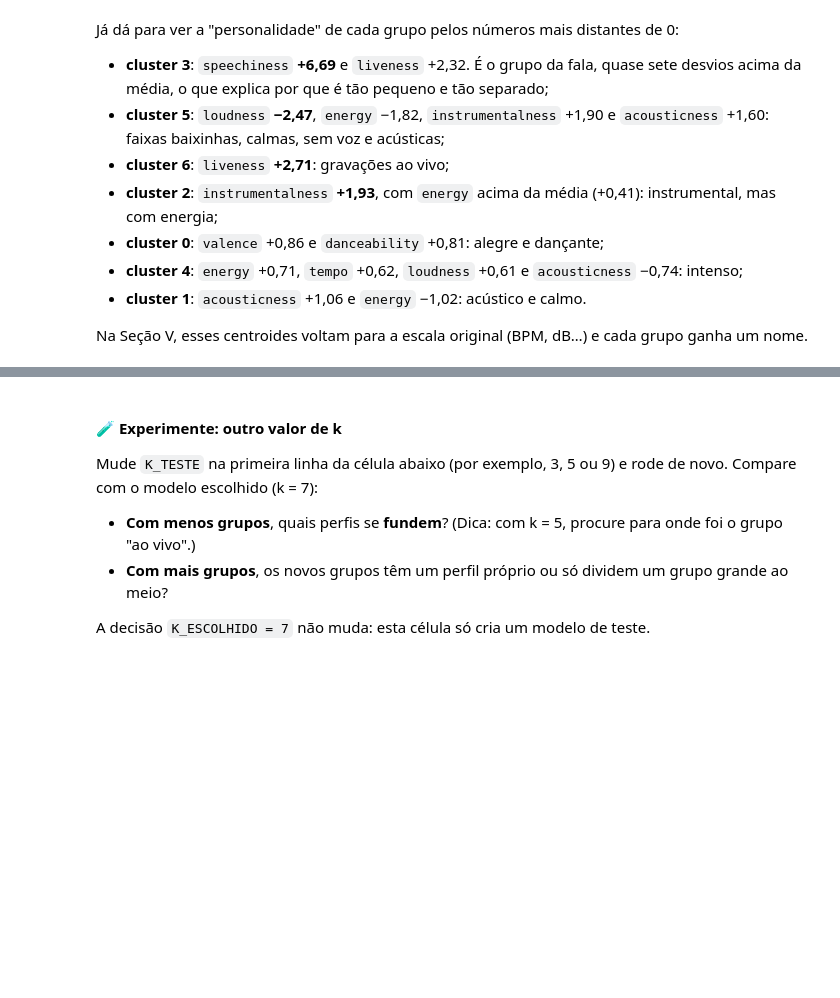
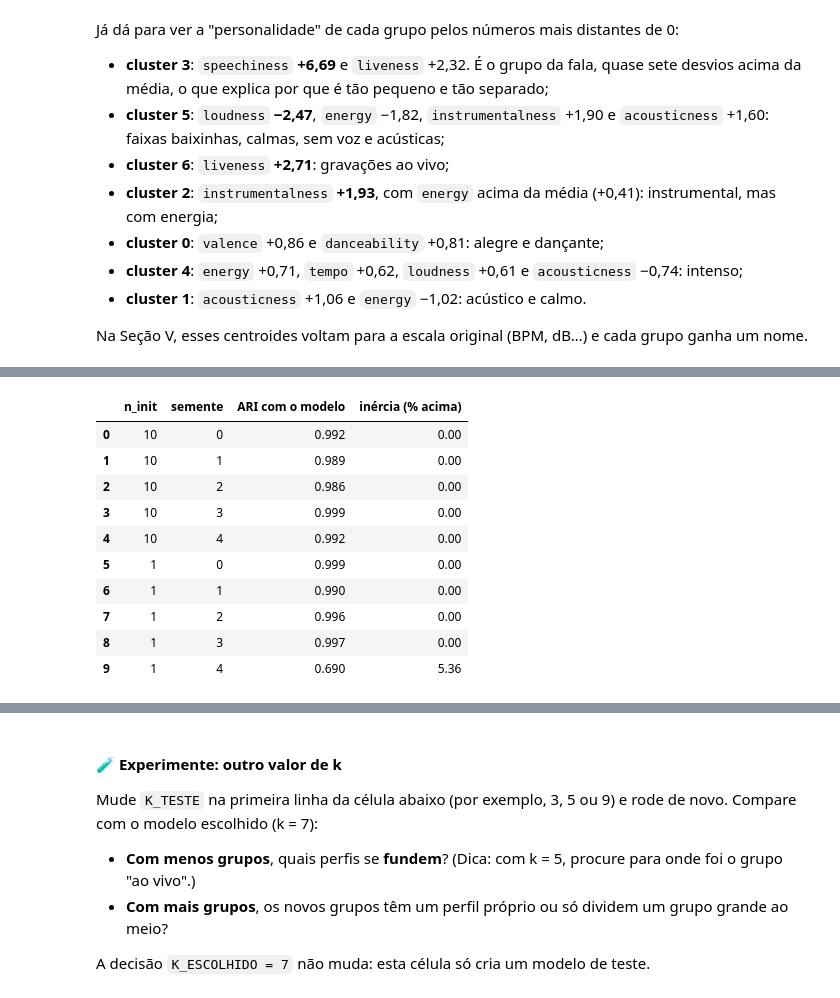
Before and after one commit to DataScience-Fatec-Projects/kmeans-musicas-spotify, a Jupyter notebook: notebooks/aula_kmeans_spotify.ipynb, the cells around one changed output, grey strips where cells are left out. Drawn from its saved outputs; the diff is of its cells as text; code cells hidden in the pictures; blank space fills up the shorter version.

```diff
--- a/notebooks/aula_kmeans_spotify.ipynb
+++ b/notebooks/aula_kmeans_spotify.ipynb
@@ -1695,0 +1706,28 @@ Na Seção V, esses centroides voltam para a escala original (BPM, dB…) e cada
+# %%
+SEMENTES_TESTE = [0, 1, 2, 3, 4]
+
+resultados_sementes = []
+for n_inicializacoes in (10, 1):
+    for semente in SEMENTES_TESTE:
+        modelo_semente = KMeans(n_clusters=K_ESCOLHIDO, n_init=n_inicializacoes,
+                                random_state=semente).fit(X)
+        resultados_sementes.append({
+            "n_init": n_inicializacoes,
+            "semente": semente,
+            "ARI com o modelo": round(adjusted_rand_score(rotulos, modelo_semente.labels_), 3),
+            "inércia (% acima)": round(100 * (modelo_semente.inertia_ / modelo.inertia_ - 1), 2) + 0.0,
+        })
+estabilidade_sementes = pd.DataFrame(resultados_sementes)
+estabilidade_sementes
+# %% [output]
+|  | n_init | semente | ARI com o modelo | inércia (% acima) |
+| 0 | 10 | 0 | 0.992 | 0.00 |
+| 1 | 10 | 1 | 0.989 | 0.00 |
+| 2 | 10 | 2 | 0.986 | 0.00 |
+| 3 | 10 | 3 | 0.999 | 0.00 |
+| 4 | 10 | 4 | 0.992 | 0.00 |
+| 5 | 1 | 0 | 0.999 | 0.00 |
+| 6 | 1 | 1 | 0.990 | 0.00 |
+| 7 | 1 | 2 | 0.996 | 0.00 |
+| 8 | 1 | 3 | 0.997 | 0.00 |
+| 9 | 1 | 4 | 0.690 | 5.36 |
```
Also changed, not shown: parts of 5 cells of this notebook, 2 other files.
